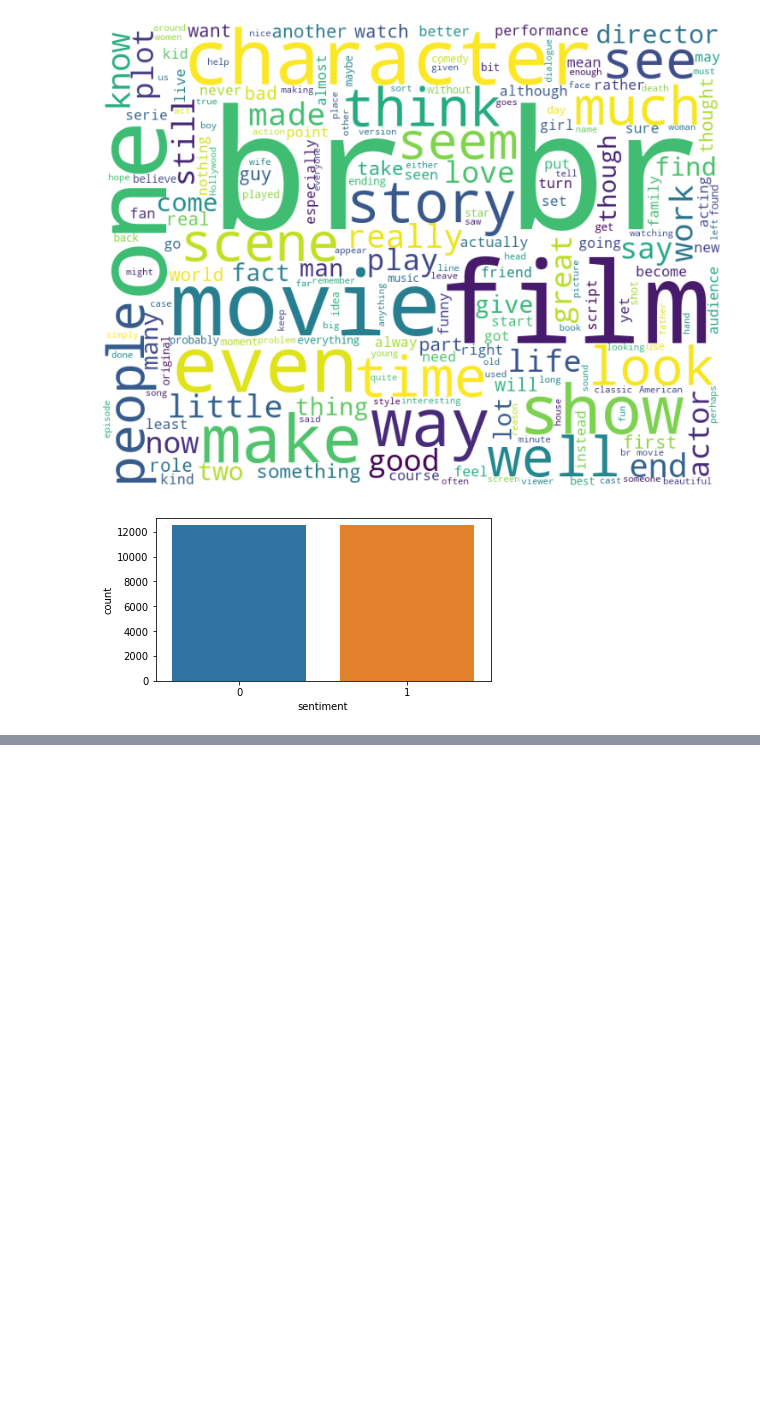
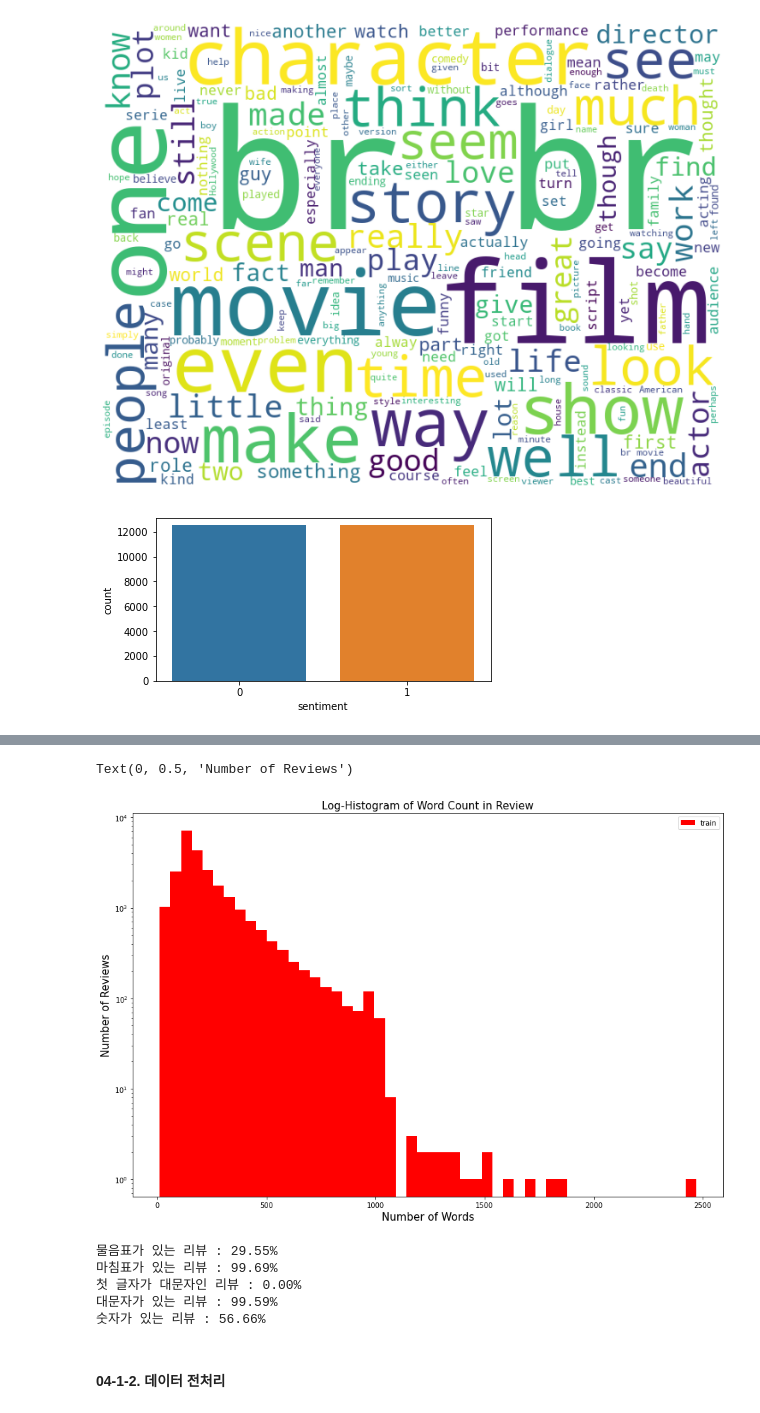
Before and after one commit to Jisang-hwang93/Machine-Learning-for-Study, a Jupyter notebook: 02 머신러닝으로 시작하는 자연어처리.ipynb, the cells around one changed output, grey strips where cells are left out. Cells and saved outputs as stored; diff of their text form; code cells hidden in the pictures; blank space fills up the shorter version.

```diff
--- a/02 머신러닝으로 시작하는 자연어처리.ipynb
+++ b/02 머신러닝으로 시작하는 자연어처리.ipynb
@@ -415,0 +469,35 @@ plt.show()
+# %%
+# 각 리뷰당 단어의 개수
+train_word_counts = train_data['review'].apply(lambda x:len(x.split(' ')))
+
+# 단어의 개수 시각화
+plt.figure(figsize=(15, 10))
+plt.hist(train_word_counts, bins=50, facecolor='r', label='train')
+plt.title('Log-Histogram of Word Count in Review', fontsize=15)
+plt.yscale('log', nonposy='clip')
+plt.legend()
+plt.xlabel('Number of Words', fontsize=15)
+plt.ylabel('Number of Reviews', fontsize=15)
+# %% [output]
+Text(0, 0.5, 'Number of Reviews')
+[figure, added]
+# %%
+qmarks = np.mean(train_data['review'].apply(lambda x: '?' in x)) # 물음표
+fullstop = np.mean(train_data['review'].apply(lambda x : '.' in x)) # 마침표
+capital_first = np.mean(train_data['review'].apply(lambda x : x[0].isupper())) # 첫 글자 대문자
+capitals = np.mean(train_data['review'].apply(lambda x : max([y.isupper() for y in x]))) # 대문자 개수
+numbers = np.mean(train_data['review'].apply(lambda x : max([y.isdigit() for y in x]))) # 숫자 개수
+
+print("물음표가 있는 리뷰 : {:.2f}%".format(qmarks * 100))
+print("마침표가 있는 리뷰 : {:.2f}%".format(fullstop * 100))
+print("첫 글자가 대문자인 리뷰 : {:.2f}%".format(capital_first * 100))
+print("대문자가 있는 리뷰 : {:.2f}%".format(capitals * 100))
+print("숫자가 있는 리뷰 : {:.2f}%".format(numbers * 100))
+# %% [output]
+물음표가 있는 리뷰 : 29.55%
+마침표가 있는 리뷰 : 99.69%
+첫 글자가 대문자인 리뷰 : 0.00%
+대문자가 있는 리뷰 : 99.59%
+숫자가 있는 리뷰 : 56.66%
+# %% [markdown]
+#### **04-1-2. 데이터 전처리**
```
Also changed, not shown: parts of 18 cells of this notebook.
